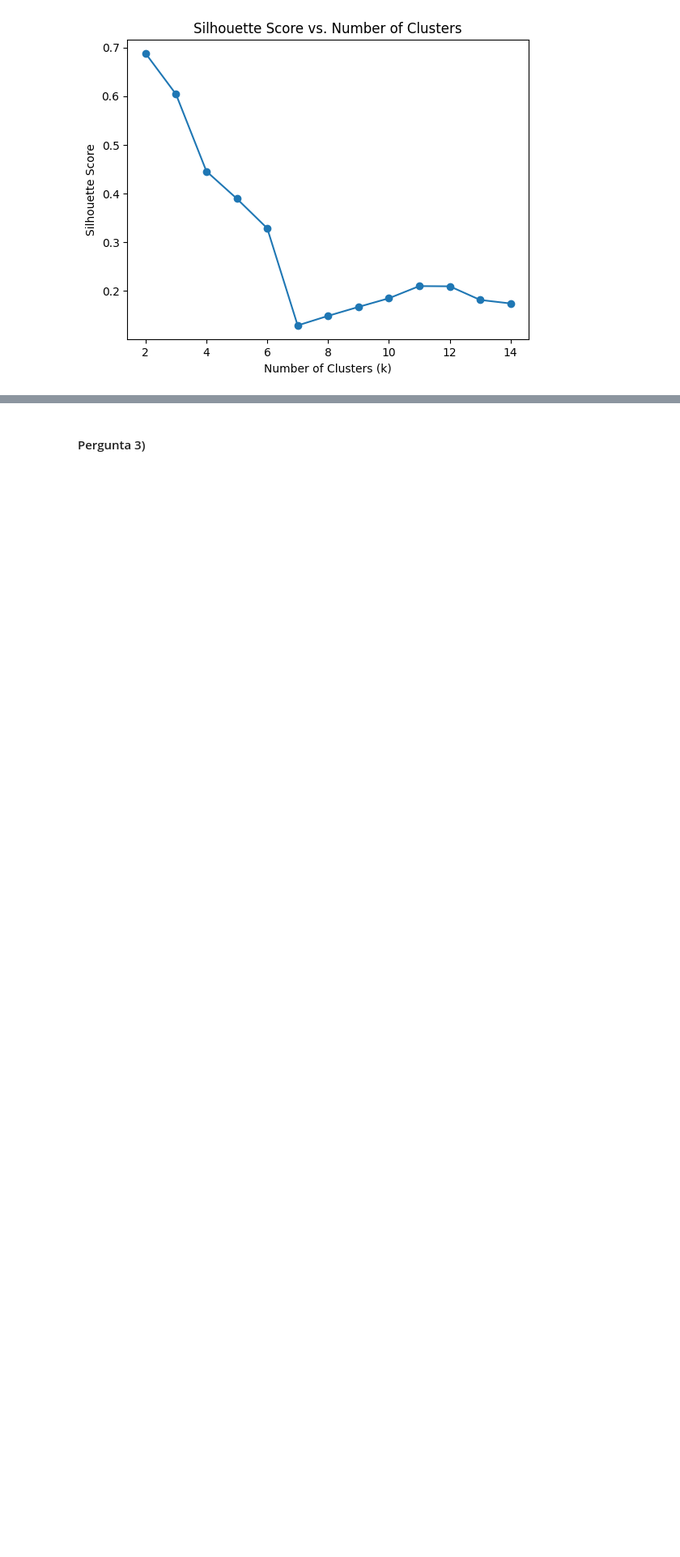
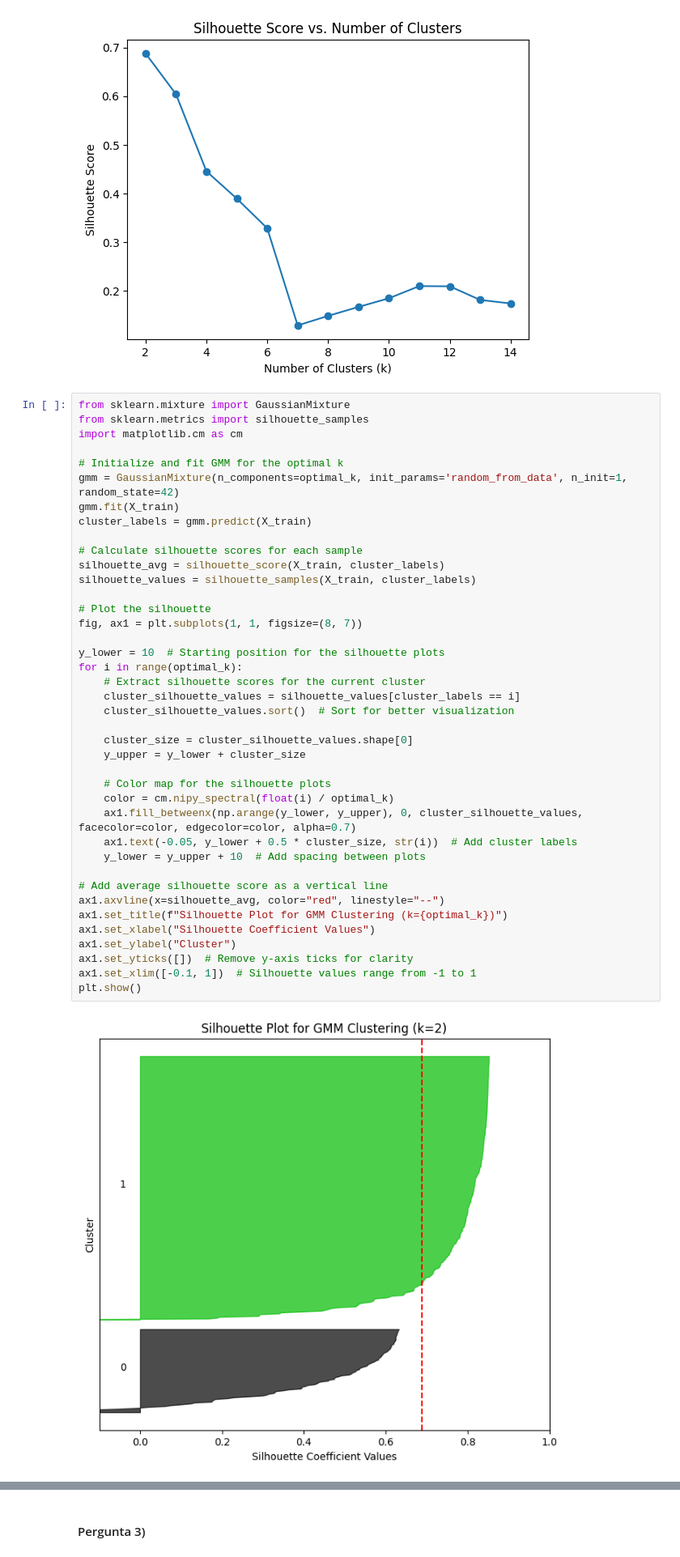
Before and after one commit to leocfig/Apren-24-25, a Jupyter notebook: Award/G041_notebook.ipynb, the cells around one changed output, grey strips where cells are left out. Shown: that part at 81% size. Cells and saved outputs as stored; diff of their text form; blank space fills up the shorter version.

Commit message:
2nd_graphic

```diff
--- a/Award/G041_notebook.ipynb
+++ b/Award/G041_notebook.ipynb
@@ -114,6 +114,48 @@ Silhouette scores: [0.6877464407970099, 0.6038661048011998, 0.44560148147180023,
 Optimal number of clusters (k) 2
 Spearman correlation: -0.6319, P-value: 0.0205
 [figure]
+# %%
+from sklearn.mixture import GaussianMixture
+from sklearn.metrics import silhouette_samples
+import matplotlib.cm as cm
+
+# Initialize and fit GMM for the optimal k
+gmm = GaussianMixture(n_components=optimal_k, init_params='random_from_data', n_init=1, random_state=42)
+gmm.fit(X_train)
+cluster_labels = gmm.predict(X_train)
+
+# Calculate silhouette scores for each sample
+silhouette_avg = silhouette_score(X_train, cluster_labels)
+silhouette_values = silhouette_samples(X_train, cluster_labels)
+
+# Plot the silhouette
+fig, ax1 = plt.subplots(1, 1, figsize=(8, 7))
+
+y_lower = 10  # Starting position for the silhouette plots
+for i in range(optimal_k):
+    # Extract silhouette scores for the current cluster
+    cluster_silhouette_values = silhouette_values[cluster_labels == i]
+    cluster_silhouette_values.sort()  # Sort for better visualization
+
+    cluster_size = cluster_silhouette_values.shape[0]
+    y_upper = y_lower + cluster_size
+
+    # Color map for the silhouette plots
+    color = cm.nipy_spectral(float(i) / optimal_k)
+    ax1.fill_betweenx(np.arange(y_lower, y_upper), 0, cluster_silhouette_values, facecolor=color, edgecolor=color, alpha=0.7)
+    ax1.text(-0.05, y_lower + 0.5 * cluster_size, str(i))  # Add cluster labels
+    y_lower = y_upper + 10  # Add spacing between plots
+
+# Add average silhouette score as a vertical line
+ax1.axvline(x=silhouette_avg, color="red", linestyle="--")
+ax1.set_title(f"Silhouette Plot for GMM Clustering (k={optimal_k})")
+ax1.set_xlabel("Silhouette Coefficient Values")
+ax1.set_ylabel("Cluster")
+ax1.set_yticks([])  # Remove y-axis ticks for clarity
+ax1.set_xlim([-0.1, 1])  # Silhouette values range from -1 to 1
+plt.show()
+# %% [output]
+[figure, added]
 # %%
 from sklearn.preprocessing import StandardScaler
 from sklearn.decomposition import PCA
```
Also changed, not shown: parts of 1 cell of this notebook.
